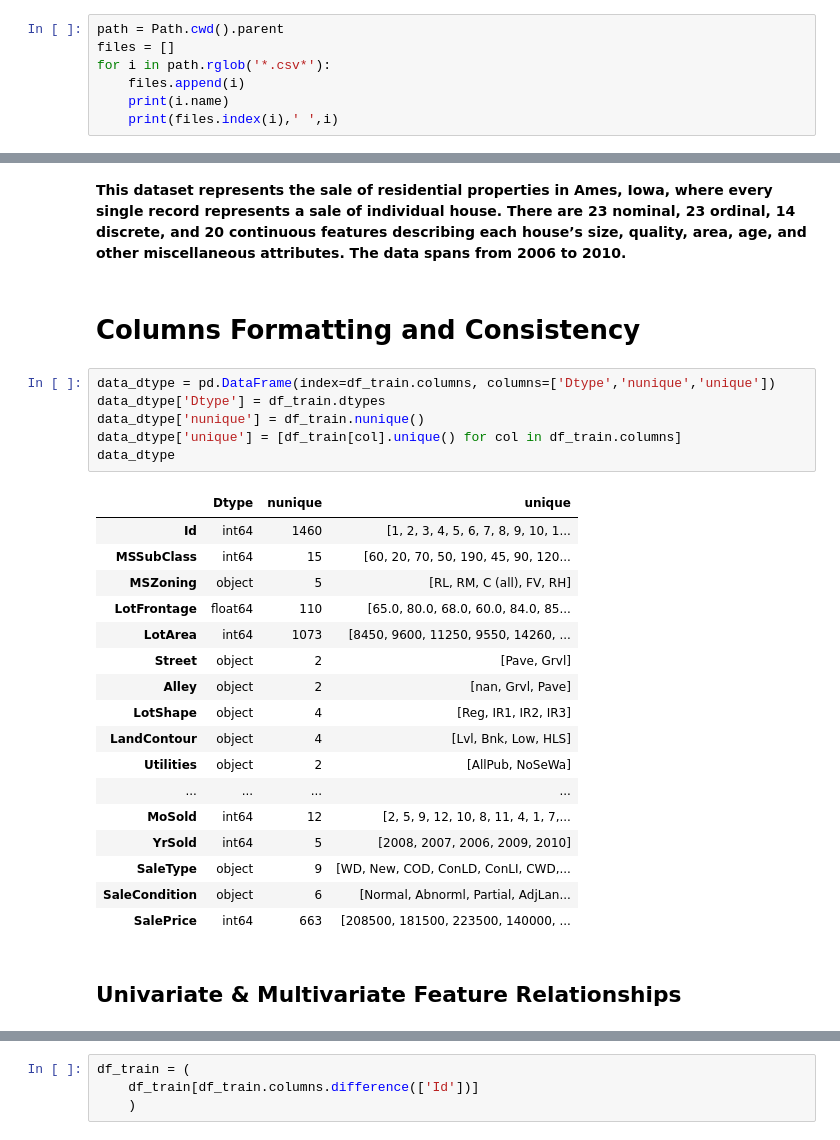
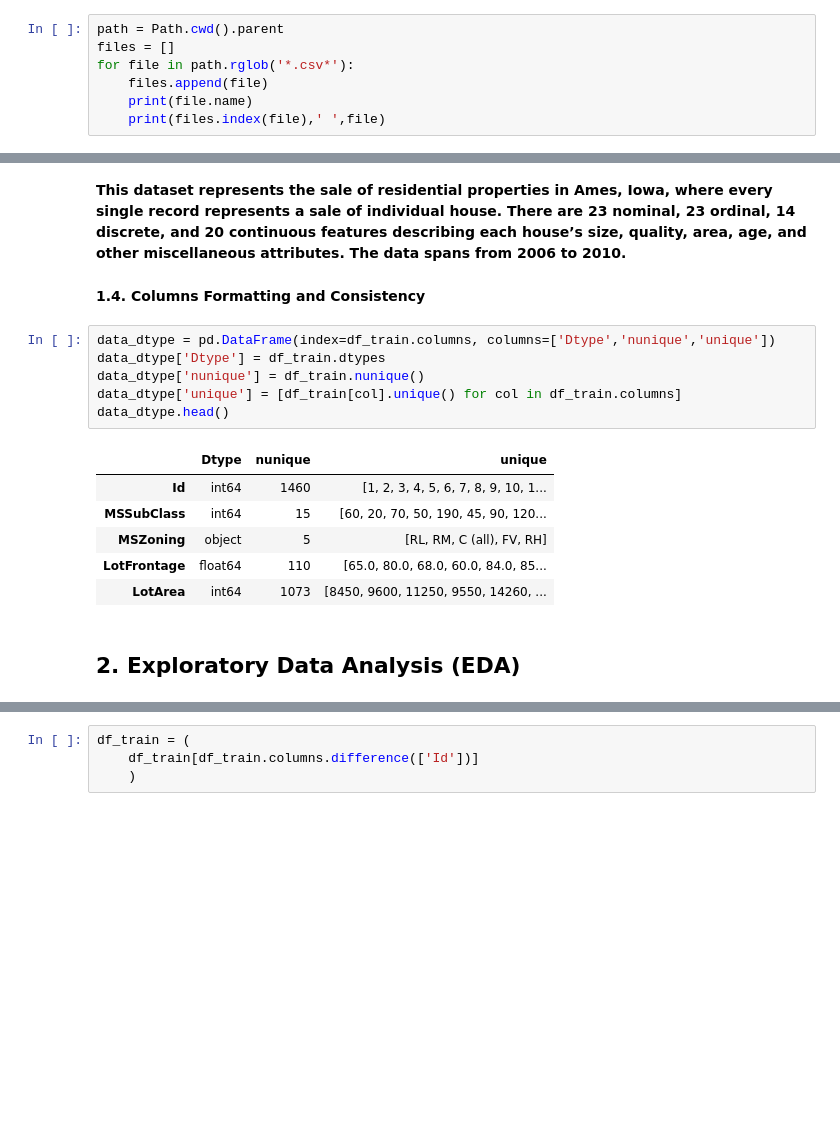
Before and after one commit to annugit1655/Real-Estate-Price-Prediction, a Jupyter notebook: Real-Estate-Price-Prediction/notebooks/Statistical-notebook.ipynb, the cells around one changed output, grey strips where cells are left out. Saved outputs shown, nothing was run; the diff lists cells and outputs as text; blank space fills up the shorter version.

```diff
--- a/Real-Estate-Price-Prediction/notebooks/Statistical-notebook.ipynb
+++ b/Real-Estate-Price-Prediction/notebooks/Statistical-notebook.ipynb
@@ -48,10 +53,10 @@ pd.set_option('display.float_format', '{:.2f}'.format)
 # %%
 path = Path.cwd().parent
 files = []
-for i in path.rglob('*.csv*'):
-    files.append(i)
-    print(i.name)
-    print(files.index(i),' ',i)
+for file in path.rglob('*.csv*'):
+    files.append(file)
+    print(file.name)
+    print(files.index(file),' ',file)
 # %% [output]
 sample_submission.csv
 0   e:\house_price_prediction\Real-Estate-Price-Prediction\data\raw\extracted\sample_submission.csv
@@ -282,30 +299,19 @@ Brief description of columns:
 There are 23 nominal, 23 ordinal, 14 discrete, and 20 continuous features describing each house’s size, quality, area, age, and other miscellaneous attributes.
 The data spans from 2006 to 2010.**
 # %% [markdown]
-# Columns Formatting and Consistency
+__1.4. Columns Formatting and Consistency__
 # %%
 data_dtype = pd.DataFrame(index=df_train.columns, columns=['Dtype','nunique','unique'])
 data_dtype['Dtype'] = df_train.dtypes
 data_dtype['nunique'] = df_train.nunique()
 data_dtype['unique'] = [df_train[col].unique() for col in df_train.columns]
-data_dtype
+data_dtype.head()
 # %% [output]
 |  | Dtype | nunique | unique |
 | Id | int64 | 1460 | [1, 2, 3, 4, 5, 6, 7, 8, 9, 10, 1... |
 | MSSubClass | int64 | 15 | [60, 20, 70, 50, 190, 45, 90, 120... |
 | MSZoning | object | 5 | [RL, RM, C (all), FV, RH] |
 | LotFrontage | float64 | 110 | [65.0, 80.0, 68.0, 60.0, 84.0, 85... |
 | LotArea | int64 | 1073 | [8450, 9600, 11250, 9550, 14260, ... |
-| Street | object | 2 | [Pave, Grvl] |
-| Alley | object | 2 | [nan, Grvl, Pave] |
-| LotShape | object | 4 | [Reg, IR1, IR2, IR3] |
-| LandContour | object | 4 | [Lvl, Bnk, Low, HLS] |
-| Utilities | object | 2 | [AllPub, NoSeWa] |
-| ... | ... | ... | ... |
-| MoSold | int64 | 12 | [2, 5, 9, 12, 10, 8, 11, 4, 1, 7,... |
-| YrSold | int64 | 5 | [2008, 2007, 2006, 2009, 2010] |
-| SaleType | object | 9 | [WD, New, COD, ConLD, ConLI, CWD,... |
-| SaleCondition | object | 6 | [Normal, Abnorml, Partial, AdjLan... |
-| SalePrice | int64 | 663 | [208500, 181500, 223500, 140000, ... |
 # %% [markdown]
-## Univariate & Multivariate Feature Relationships
+## __2. Exploratory Data Analysis (EDA)__
```
Also changed, not shown: parts of 26 cells of this notebook.
